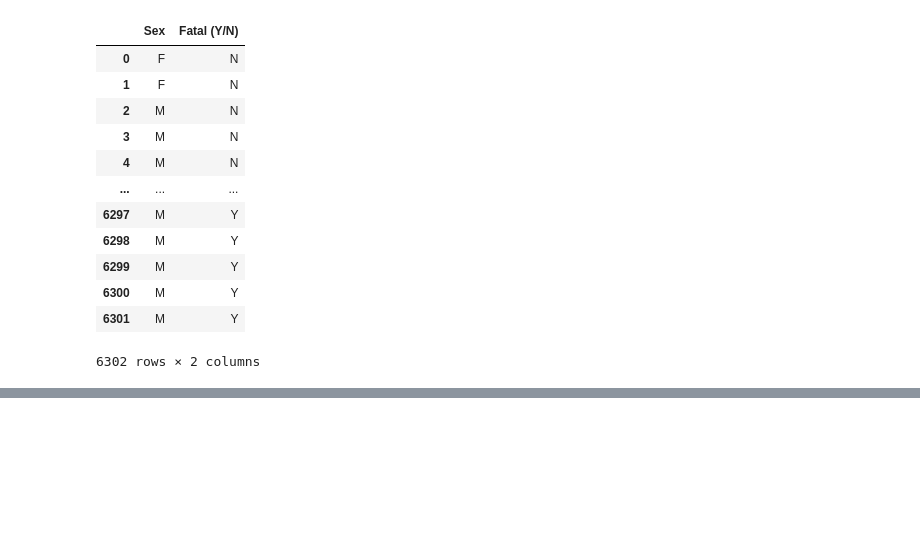
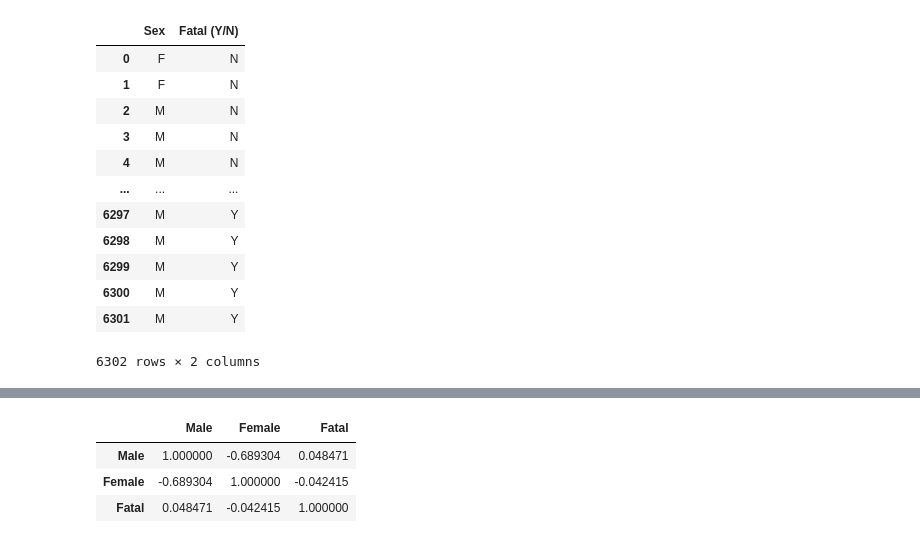
Before and after one commit to luisbang/Shark-Attack, a Jupyter notebook: Shark_Attack.ipynb, the cells around one changed output, grey strips where cells are left out. Saved outputs shown, nothing was run; the diff lists cells and outputs as text; code cells hidden in the pictures; blank space fills up the shorter version.

```diff
--- a/Shark_Attack.ipynb
+++ b/Shark_Attack.ipynb
@@ -666,3 +706,10 @@ df_onehotencoding
+# %%
+df_onehotencoding.corr()
+# %% [output]
+|  | Male | Female | Fatal |
+| Male | 1.000000 | -0.689304 | 0.048471 |
+| Female | -0.689304 | 1.000000 | -0.042415 |
+| Fatal | 0.048471 | -0.042415 | 1.000000 |
 # %%
 df_onehotencoding.corr()[['Fatal']]
 # %% [output]
```
Also changed, not shown: parts of 32 cells of this notebook.
